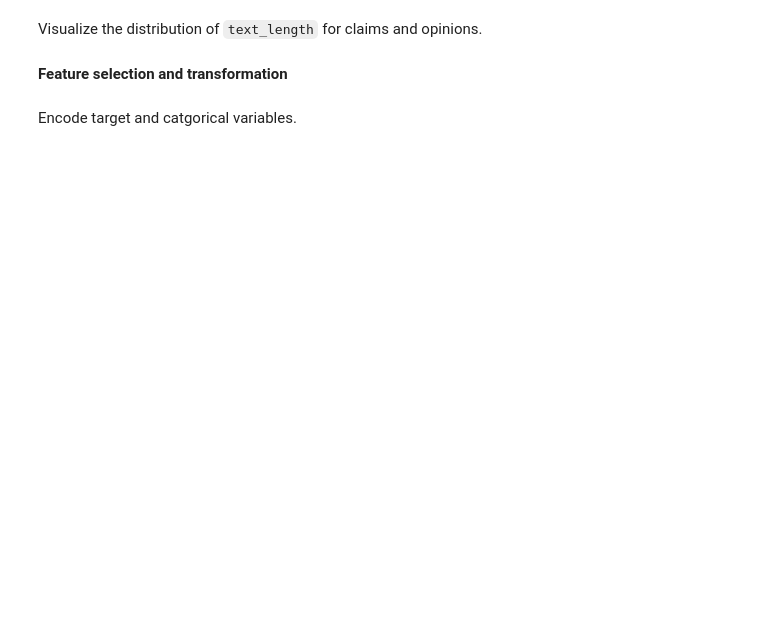
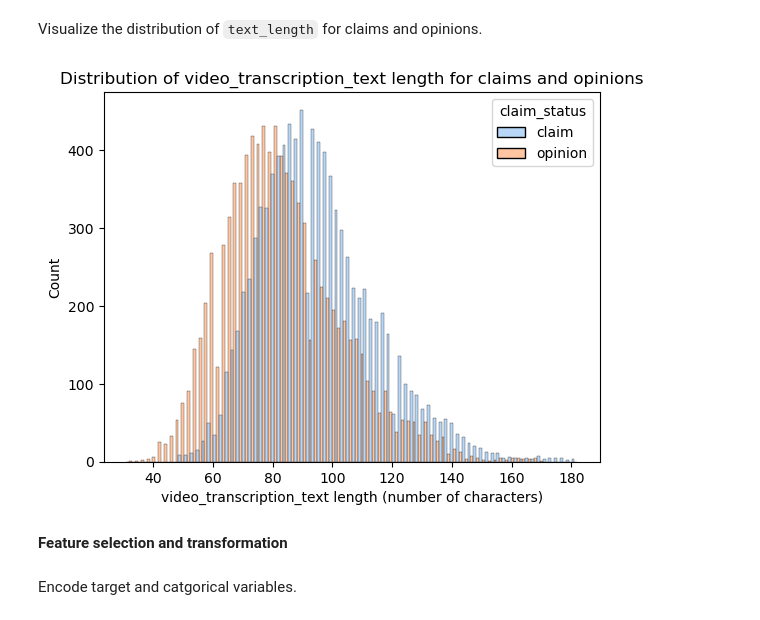
Before and after one commit to pakkaii/resume, a Jupyter notebook: Course 6 Proj/Activity_Course 6 TikTok project lab.ipynb, the cells around one changed output. Saved outputs shown, nothing was run; the diff lists cells and outputs as text; code cells hidden in the pictures; blank space fills up the shorter version.

```diff
--- a/Course 6 Proj/Activity_Course 6 TikTok project lab.ipynb
+++ b/Course 6 Proj/Activity_Course 6 TikTok project lab.ipynb
@@ -130,4 +231,5 @@ Check for and handle missing values.
 # %%
 # Drop rows with missing values
 ### YOUR CODE HERE ###
+data = data.dropna(axis=0)
 # %%
@@ -159,4 +275,5 @@ Consider the questions in your PACE Strategy Document to reflect on the Construc
 Extract the length of each `video_transcription_text` and add this as a column to the dataframe, so that it can be used as a potential feature in the model.
 # %%
 # Extract the length of each `video_transcription_text` and add this as a column to the dataframe
-### YOUR CODE HERE ###
+data['text_length'] = data['video_transcription_text'].str.len()
+data.head()
@@ -174,3 +300,16 @@ Visualize the distribution of `text_length` for claims and opinions.
+# %%
+# Visualize the distribution of `text_length` for claims and opinions
+# Create two histograms in one plot
+
+sns.histplot(data=data, stat="count", multiple="dodge", x="text_length",
+             kde=False, palette="pastel", hue="claim_status",
+             element="bars", legend=True)
+plt.xlabel("video_transcription_text length (number of characters)")
+plt.ylabel("Count")
+plt.title("Distribution of video_transcription_text length for claims and opinions")
+plt.show()
+# %% [output]
+[figure, added]
 # %% [markdown]
 **Feature selection and transformation**
 # %% [markdown]
```
Also changed, not shown: parts of 33 cells of this notebook.
